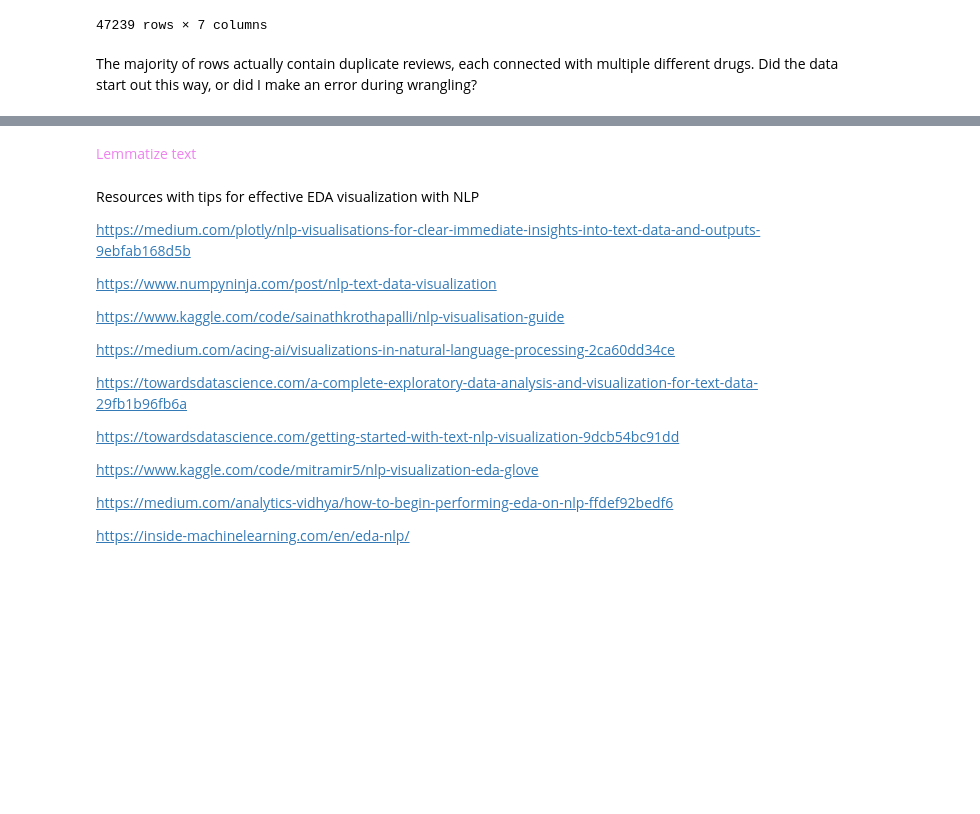
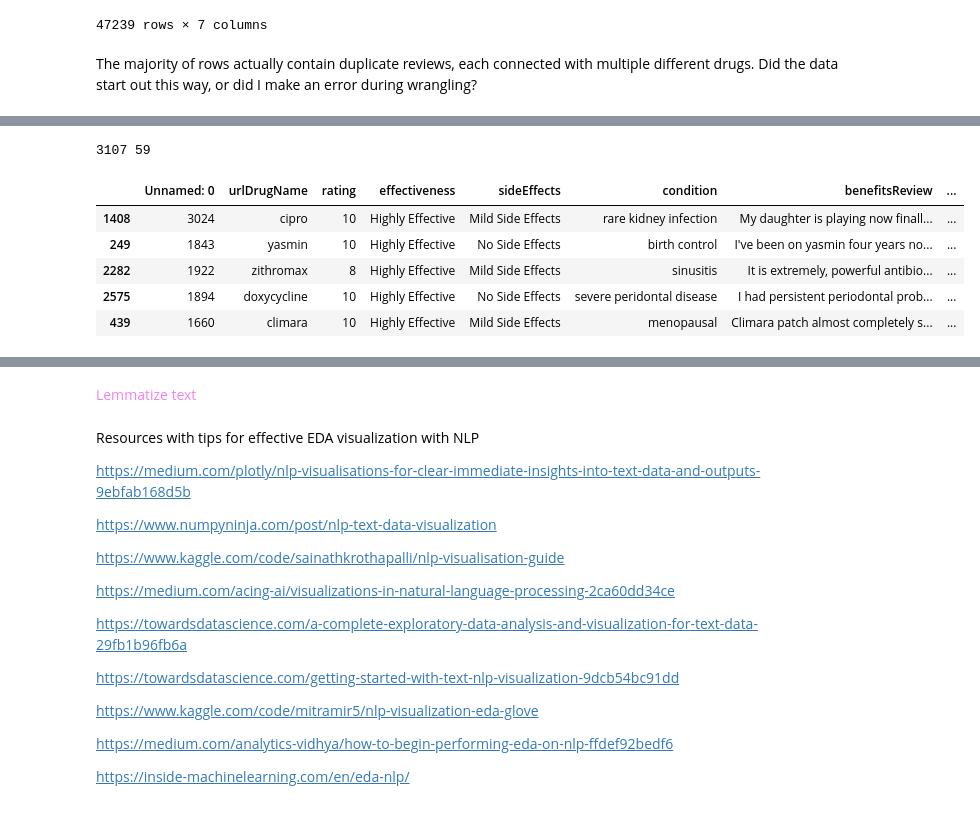
Before and after one commit to fractaldatalearning/psychedelic_efficacy, a Jupyter notebook: notebooks/2-kl-studies-eda.ipynb, the cells around one changed output, grey strips where cells are left out. Cells and saved outputs as stored; diff of their text form; code cells hidden in the pictures; blank space fills up the shorter version.

```diff
--- a/notebooks/2-kl-studies-eda.ipynb
+++ b/notebooks/2-kl-studies-eda.ipynb
@@ -616,0 +699,10 @@ The majority of rows actually contain duplicate reviews, each connected with mul
+# %%
+inspect_duplicate_reviews(druglib_train, 'commentsReview')
+# %% [output]
+3107 59
+|  | Unnamed: 0 | urlDrugName | rating | effectiveness | sideEffects | condition | benefitsReview | ... |
+| 1408 | 3024 | cipro | 10 | Highly Effective | Mild Side Effects | rare kidney infection | My daughter is playing now finall... | ... |
+| 249 | 1843 | yasmin | 10 | Highly Effective | No Side Effects | birth control | I've been on yasmin four years no... | ... |
+| 2282 | 1922 | zithromax | 8 | Highly Effective | Mild Side Effects | sinusitis | It is extremely, powerful antibio... | ... |
+| 2575 | 1894 | doxycycline | 10 | Highly Effective | No Side Effects | severe peridontal disease | I had persistent periodontal prob... | ... |
+| 439 | 1660 | climara | 10 | Highly Effective | Mild Side Effects | menopausal | Climara patch almost completely s... | ... |
```
Also changed, not shown: parts of 20 cells of this notebook, 1 other file.
